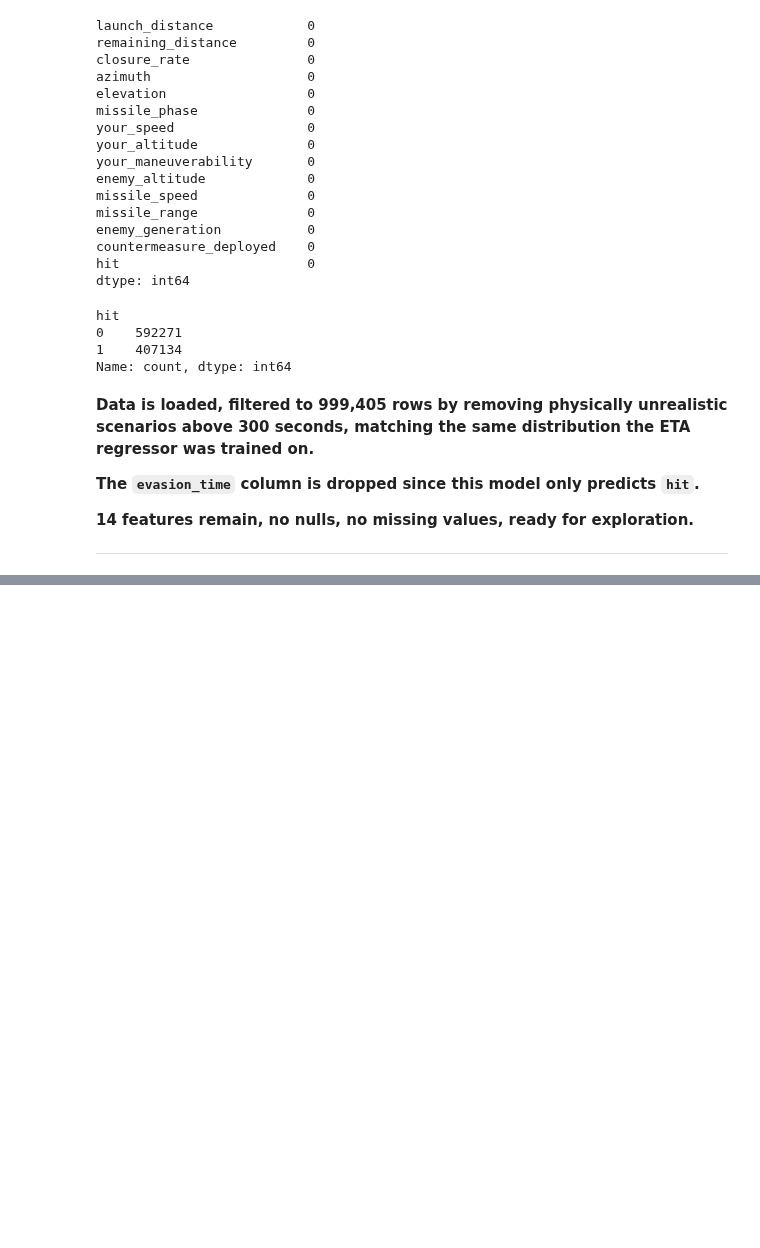
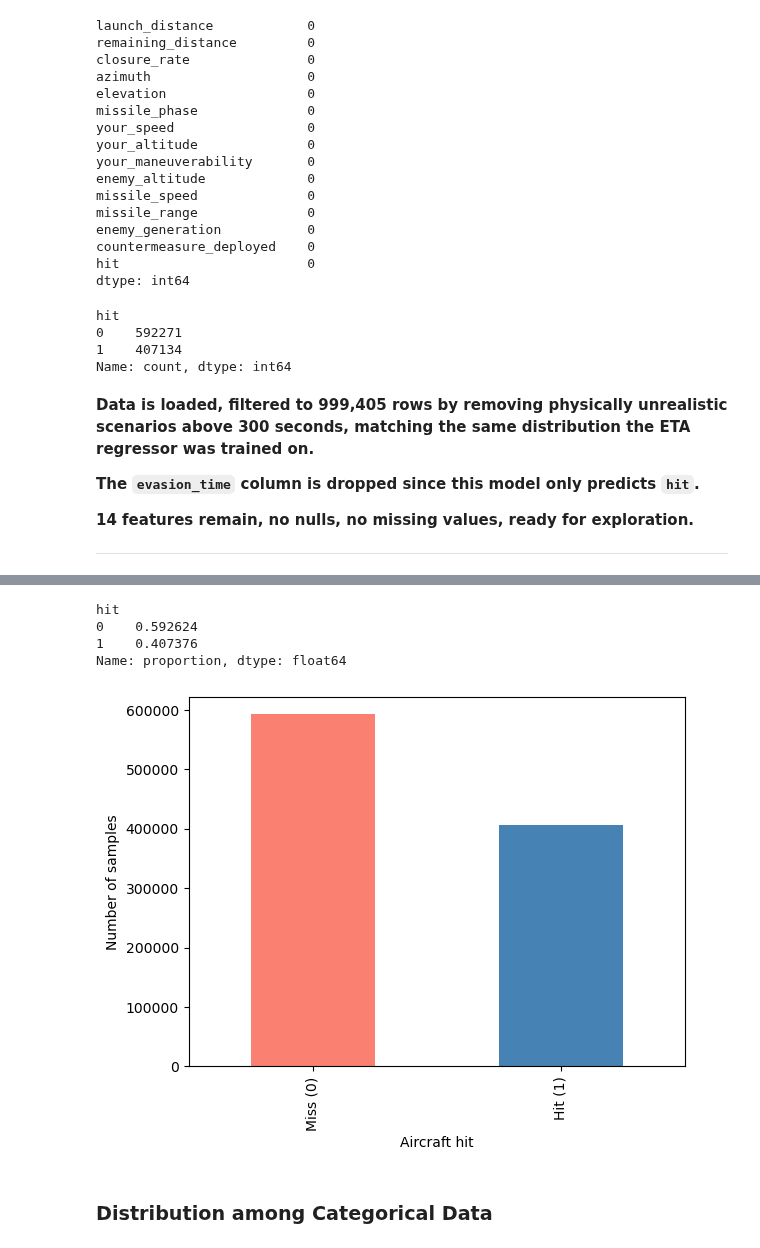
Before and after one commit to Eakempreet/ATAS_Project, a Jupyter notebook: notebooks/03_hit_classifier/03_hit_classifier.ipynb, the cells around one changed output, grey strips where cells are left out. Drawn from its saved outputs; the diff is of its cells as text; code cells hidden in the pictures; blank space fills up the shorter version.

```diff
--- a/notebooks/03_hit_classifier/03_hit_classifier.ipynb
+++ b/notebooks/03_hit_classifier/03_hit_classifier.ipynb
@@ -350,0 +388,19 @@ predicts `hit`.**
+# %%
+# Get the distribution among the hit and miss cases
+aircraft_df['hit'].value_counts(normalize=True)    # Shows the value in the form of ratio between 0 and 1
+# %% [output]
+hit
+0    0.592624
+1    0.407376
+Name: proportion, dtype: float64
+# %%
+# Visulaizing the hit and miss
+aircraft_df['hit'].value_counts().plot(kind='bar',
+                                       color=['salmon', 'steelblue'],
+                                       xlabel='Aircraft hit',
+                                       ylabel='Number of samples')
+plt.xticks([0, 1], ["Miss (0)", "Hit (1)"]);
+# %% [output]
+[figure, added]
+# %% [markdown]
+### **Distribution among Categorical Data**
```
Also changed, not shown: parts of 16 cells of this notebook.
